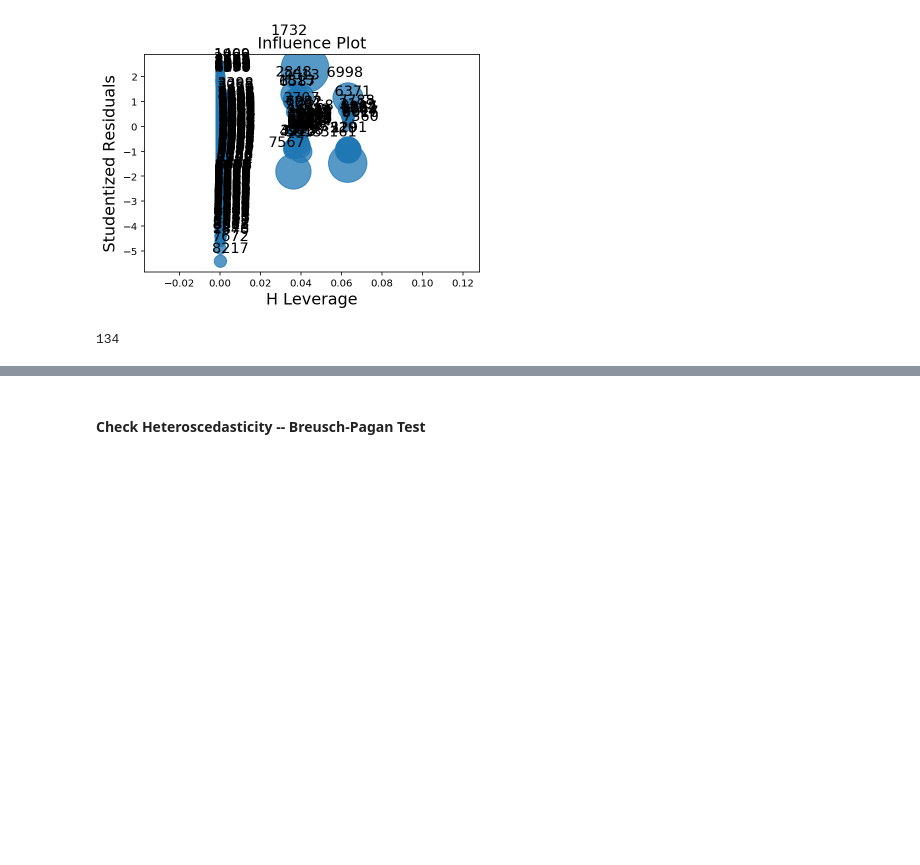
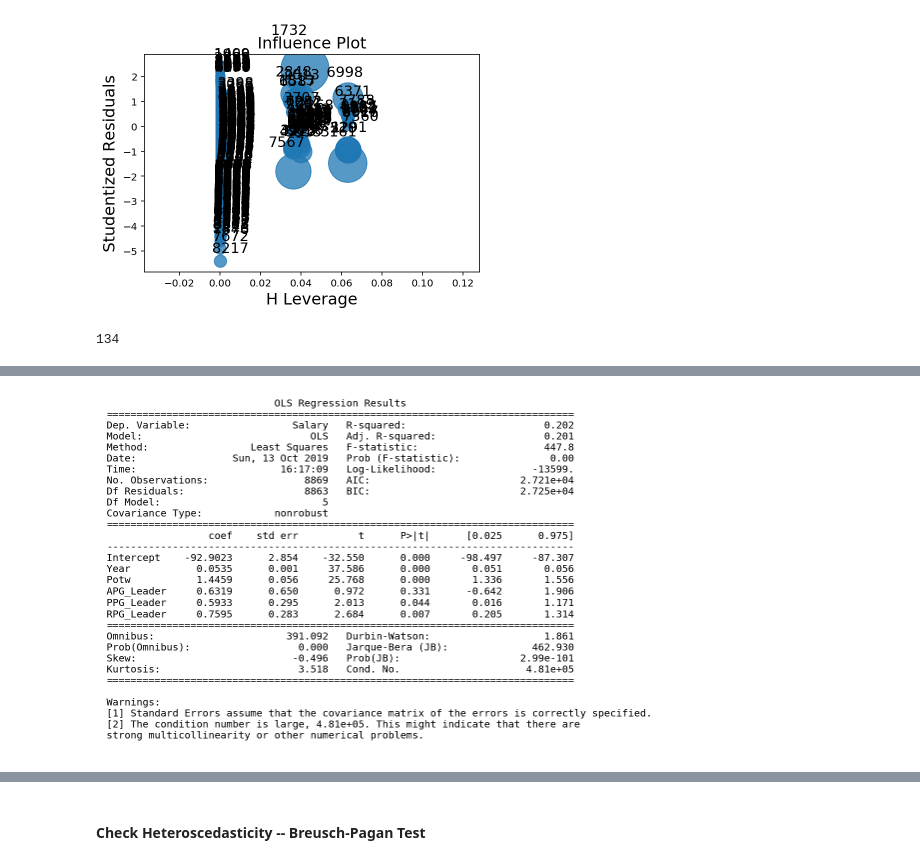
Before and after one commit to chunheisiu/NBA-POTW-Regression, a Jupyter notebook: notebooks/Titles_VS_Salary.ipynb, the cells around one changed output, grey strips where cells are left out. Saved outputs shown, nothing was run; the diff lists cells and outputs as text; code cells hidden in the pictures; blank space fills up the shorter version.

```diff
--- a/notebooks/Titles_VS_Salary.ipynb
+++ b/notebooks/Titles_VS_Salary.ipynb
@@ -335,6 +335,7 @@ plt.show()
 cooks = lm4.get_influence().cooks_distance[0]
 seuil_cooks = 4 / (data.shape[0] - len(lm4.params))
 atyp_cooks = np.abs(cooks) > seuil_cooks
-print(len(list(data.index[pd.Series(atyp_cooks)])))
+outliers = list(data.index[pd.Series(atyp_cooks)])
+print(len(outliers))
 # %% [output]
 134
@@ -340,0 +348,6 @@ print(len(list(data.index[pd.Series(atyp_cooks)])))
+# %%
+data_removed_outliers = data_log.loc[~data_log.index.isin(outliers)]
+# %%
+formula_5 = f'Salary ~ {" + ".join(reduced2_col_salary)}'
+lm5 = smf.ols(formula_5, data = data_removed_outliers).fit()
+lm5.summary()
@@ -340,0 +380,7 @@ print(len(list(data.index[pd.Series(atyp_cooks)])))
+# %%
+plt.rc('figure')
+plt.text(0.01, 0.05, str(lm5.summary()), {'fontsize': 10}, fontproperties = 'monospace')
+plt.axis('off')
+plt.savefig('../plot/regression_2_summary_model5.png', dpi = 300, bbox_inches = 'tight')
+# %% [output]
+[figure, added]
```
Also changed, not shown: parts of 13 cells of this notebook, 11 other files.
